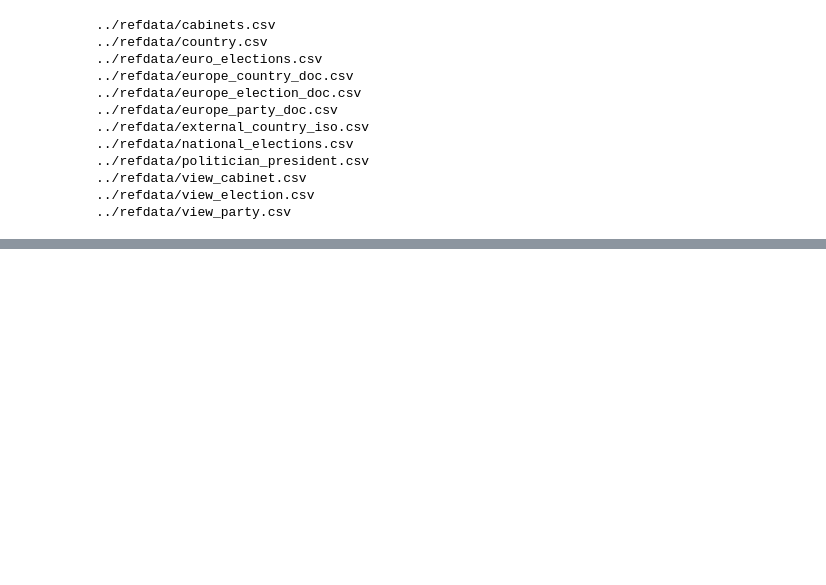
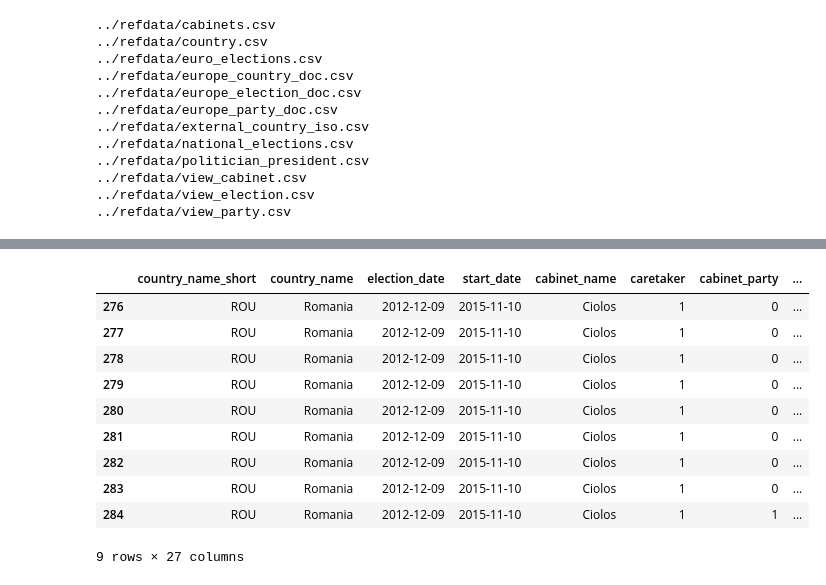
Before and after one commit to kebuhcah/kebucah-herokuapp, a Jupyter notebook: notebooks/parlgov_merge.ipynb, the cells around one changed output, grey strips where cells are left out. Cells and saved outputs as stored; diff of their text form; code cells hidden in the pictures; blank space fills up the shorter version.

Commit message:
cabinet data analysis

```diff
--- a/notebooks/parlgov_merge.ipynb
+++ b/notebooks/parlgov_merge.ipynb
@@ -289,3 +270,17 @@ ls ../refdata/*.csv
+# %%
+Cabinets[Cabinets.country_name=='Romania']
+# %% [output]
+|  | country_name_short | country_name | election_date | start_date | cabinet_name | caretaker | cabinet_party | ... |
+| 276 | ROU | Romania | 2012-12-09 | 2015-11-10 | Ciolos | 1 | 0 | ... |
+| 277 | ROU | Romania | 2012-12-09 | 2015-11-10 | Ciolos | 1 | 0 | ... |
+| 278 | ROU | Romania | 2012-12-09 | 2015-11-10 | Ciolos | 1 | 0 | ... |
+| 279 | ROU | Romania | 2012-12-09 | 2015-11-10 | Ciolos | 1 | 0 | ... |
+| 280 | ROU | Romania | 2012-12-09 | 2015-11-10 | Ciolos | 1 | 0 | ... |
+| 281 | ROU | Romania | 2012-12-09 | 2015-11-10 | Ciolos | 1 | 0 | ... |
+| 282 | ROU | Romania | 2012-12-09 | 2015-11-10 | Ciolos | 1 | 0 | ... |
+| 283 | ROU | Romania | 2012-12-09 | 2015-11-10 | Ciolos | 1 | 0 | ... |
+| 284 | ROU | Romania | 2012-12-09 | 2015-11-10 | Ciolos | 1 | 1 | ... |
+9 rows × 27 columns
 # %%
 PoliticianPresident=pd.read_csv('../refdata/politician_president.csv')
 #ExternalCountry=ExternalCountry[(ExternalCountry.continent=='Europe')|(ExternalCountry.iso3.isin(['RUS','CYP','CYN','TUR']))]
```
Also changed, not shown: parts of 1 cell of this notebook.
